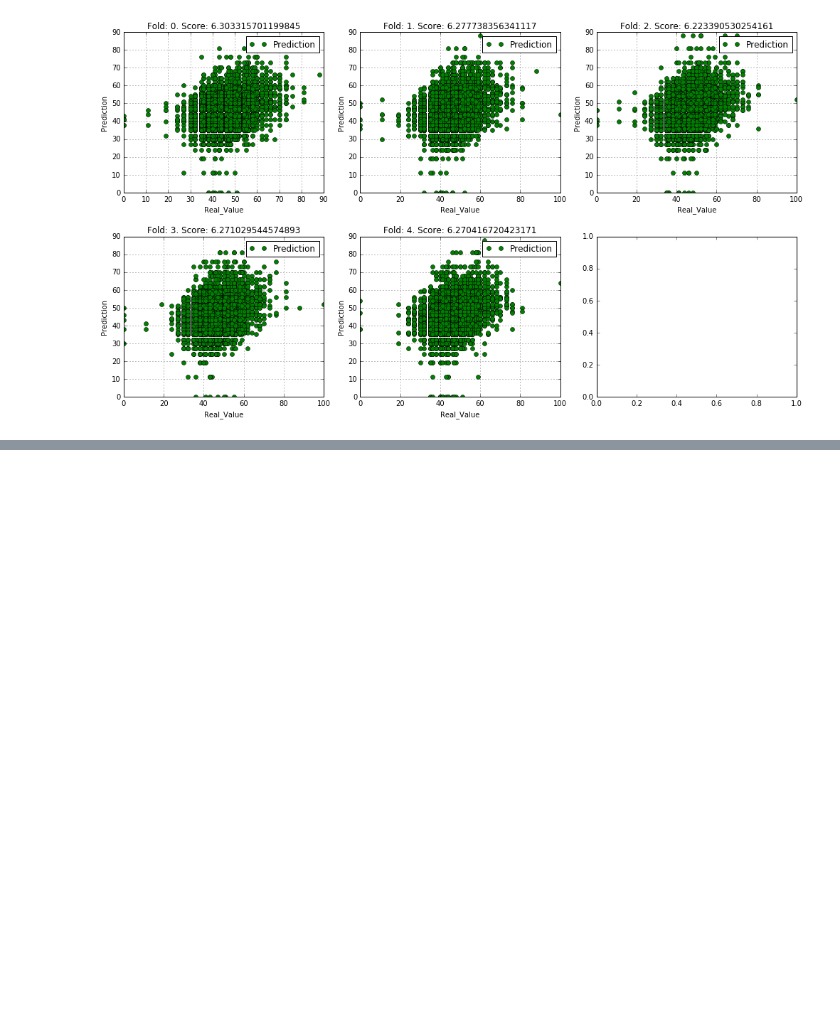
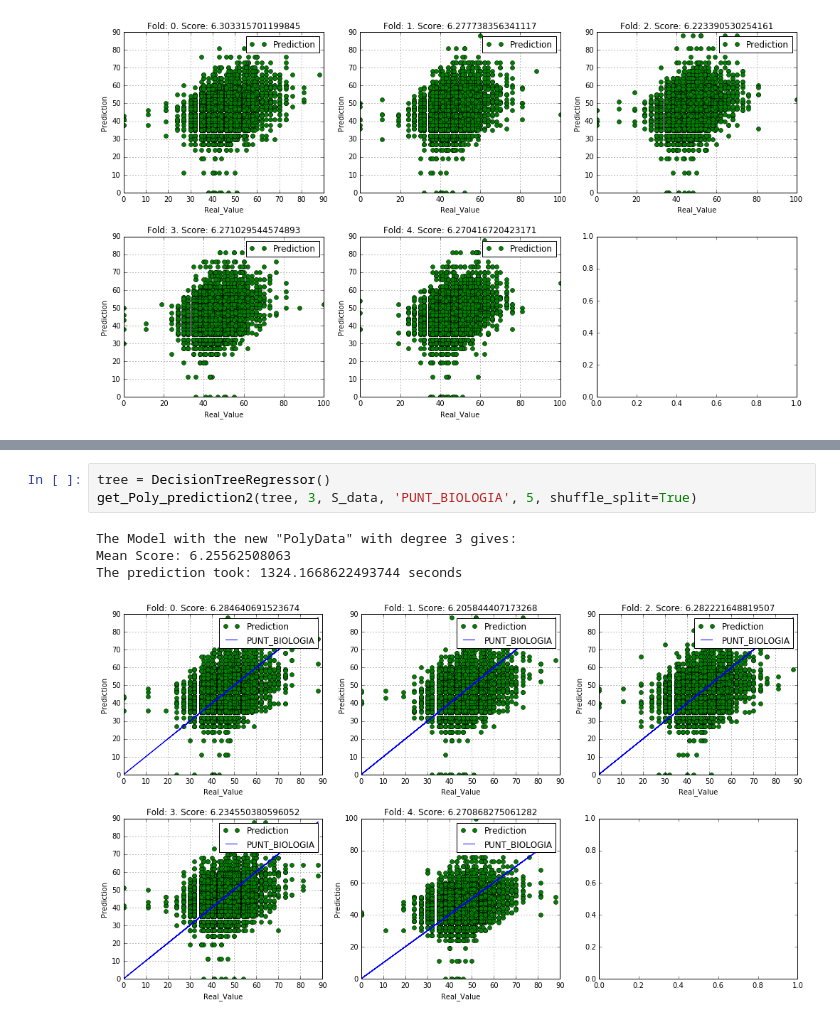
Before and after one commit to AronForero/ICFESProject, a Jupyter notebook: New_Project/Descriptive_Analisis/Analysis/Decision_Tree_Regressor.ipynb, the cells around one changed output, grey strips where cells are left out. Drawn from its saved outputs; the diff is of its cells as text; blank space fills up the shorter version.

```diff
--- a/New_Project/Descriptive_Analisis/Analysis/Decision_Tree_Regressor.ipynb
+++ b/New_Project/Descriptive_Analisis/Analysis/Decision_Tree_Regressor.ipynb
@@ -147,0 +190,8 @@ The prediction took: 14274.551358699799 seconds
+# %%
+tree = DecisionTreeRegressor()
+get_Poly_prediction2(tree, 3, S_data, 'PUNT_BIOLOGIA', 5, shuffle_split=True)
+# %% [output]
+The Model with the new "PolyData" with degree 3 gives:
+Mean Score: 6.25562508063
+The prediction took: 1324.1668622493744 seconds
+[figure, added]
```
Also changed, not shown: parts of 5 cells of this notebook, 2 other files.
